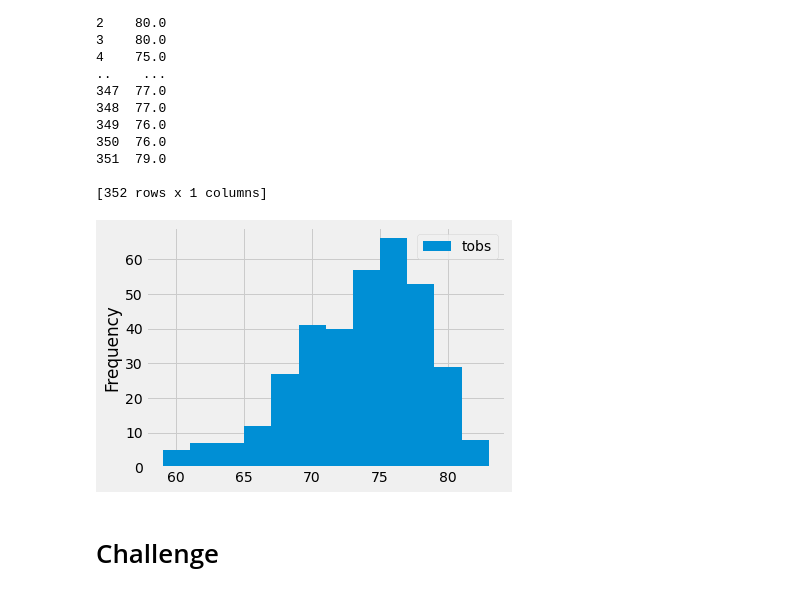
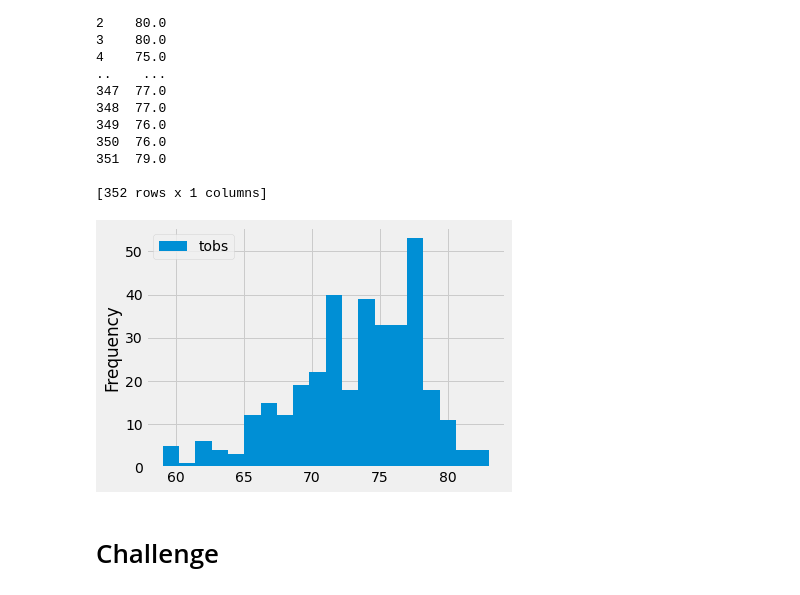
Before and after one commit to mrickle/surfs_up, a Jupyter notebook: climate_analysis.ipynb, the cells around one changed output. Drawn from its saved outputs; the diff is of its cells as text; code cells hidden in the pictures.

```diff
--- a/climate_analysis.ipynb
+++ b/climate_analysis.ipynb
@@ -119,10 +119,10 @@ print(df)
 
 [352 rows x 1 columns]
 # %%
-df.plot.hist(bins=12)
+df.plot.hist(bins=20)
 plt.tight_layout()
 # %% [output]
-[figure, old version]
+[figure, new version]
 # %%
 # Write a function called `calc_temps` that will accept start date and end date in the format '%Y-%m-%d'
 # and return the minimum, average, and maximum temperatures for that range of dates
```
Also changed, not shown: 1 other file.
